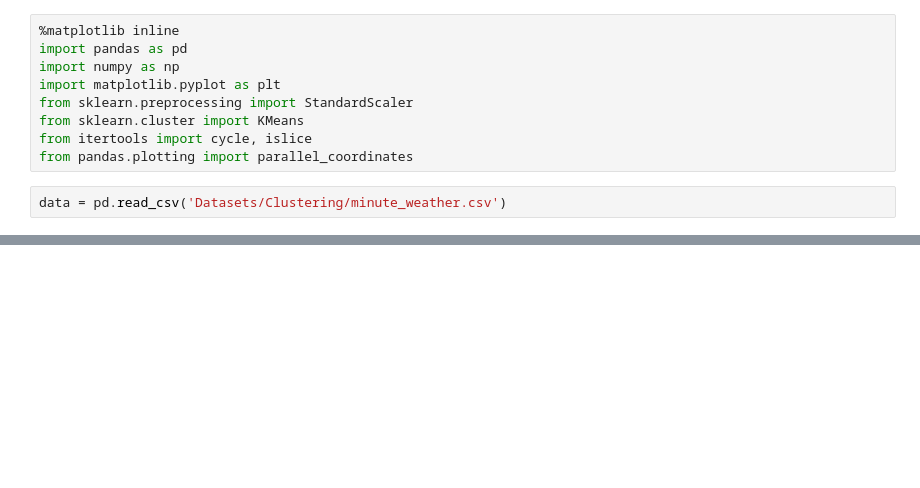
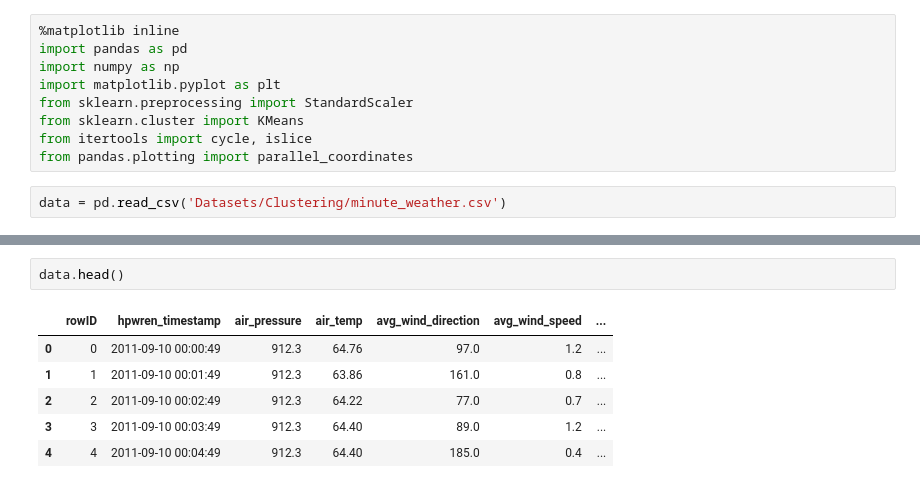
Before and after one commit to AIUnicah/IACyC, a Jupyter notebook: Clustering.ipynb, the cells around one changed output, grey strips where cells are left out. Drawn from its saved outputs; the diff is of its cells as text; blank space fills up the shorter version.

```diff
--- a/Clustering.ipynb
+++ b/Clustering.ipynb
@@ -50,0 +88,9 @@ data = pd.read_csv('Datasets/Clustering/minute_weather.csv')
+# %%
+data.head()
+# %% [output]
+|  | rowID | hpwren_timestamp | air_pressure | air_temp | avg_wind_direction | avg_wind_speed | ... |
+| 0 | 0 | 2011-09-10 00:00:49 | 912.3 | 64.76 | 97.0 | 1.2 | ... |
+| 1 | 1 | 2011-09-10 00:01:49 | 912.3 | 63.86 | 161.0 | 0.8 | ... |
+| 2 | 2 | 2011-09-10 00:02:49 | 912.3 | 64.22 | 77.0 | 0.7 | ... |
+| 3 | 3 | 2011-09-10 00:03:49 | 912.3 | 64.40 | 89.0 | 1.2 | ... |
+| 4 | 4 | 2011-09-10 00:04:49 | 912.3 | 64.40 | 185.0 | 0.4 | ... |
```
Also changed, not shown: parts of 6 cells of this notebook.
